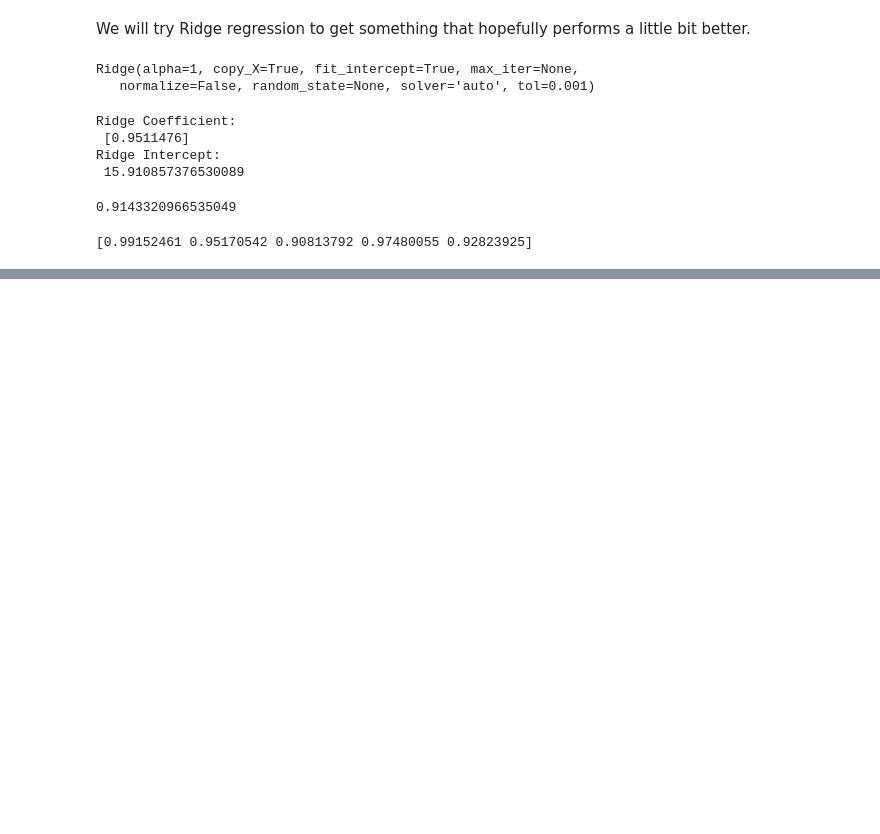
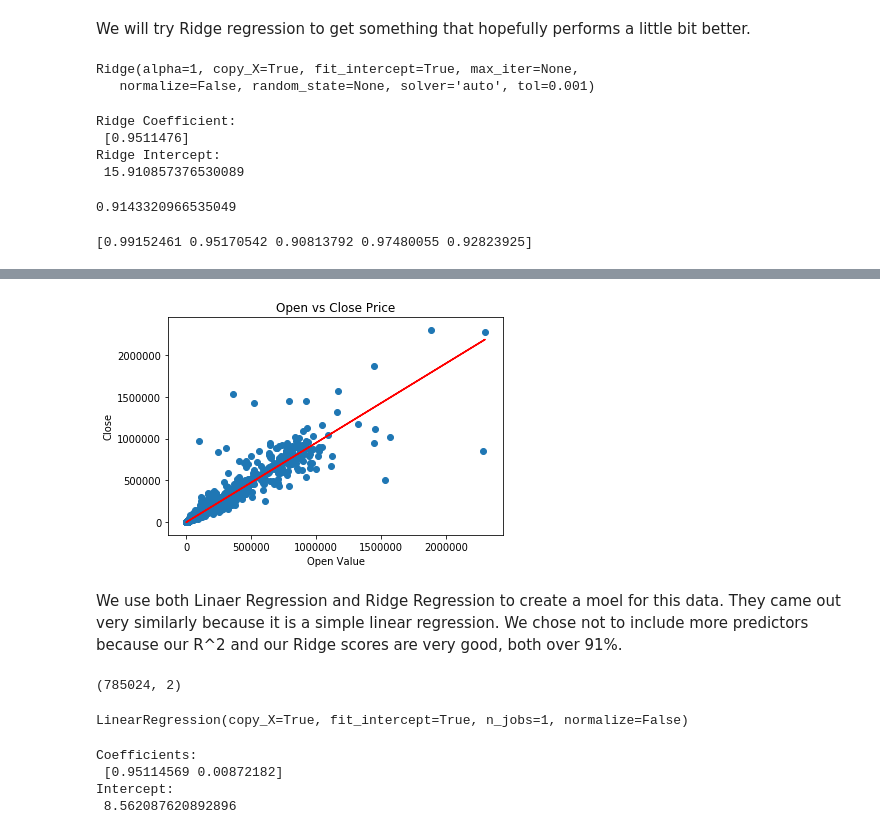
Before and after one commit to gooblink/kwargs131, a Jupyter notebook: 131 Project.ipynb, the cells around one changed output, grey strips where cells are left out. Drawn from its saved outputs; the diff is of its cells as text; code cells hidden in the pictures; blank space fills up the shorter version.

```diff
--- a/131 Project.ipynb
+++ b/131 Project.ipynb
@@ -507,0 +478,12 @@ NameError: name 'residuals' is not defined
+# %%
+plt.plot(X, ridgemodel.predict(X),color='r')
+plt.scatter(cc['open'],cc['close'])
+plt.title("Open vs Close Price")
+plt.xlabel("Open Value") #Change x and y axis scale
+plt.ylabel("Close")
+plt.show()
+y_pred = ridgemodel.predict(X)
+# %% [output]
+[figure, added]
+# %% [markdown]
+We use both Linaer Regression and Ridge Regression to create a moel for this data. They came out very similarly because it is a simple linear regression.  We chose not to include more predictors because our R^2 and our Ridge scores are very good, both over 91%.
@@ -507,0 +493,19 @@ NameError: name 'residuals' is not defined
+# %%
+
+X2.shape
+X2 = X2.values.reshape([785024,2])
+print(X2.shape)
+# %% [output]
+(785024, 2)
+# %%
+regr2.fit(X2,y)
+# %% [output]
+LinearRegression(copy_X=True, fit_intercept=True, n_jobs=1, normalize=False)
+# %%
+print('Coefficients: \n', regr2.coef_)
+print('Intercept: \n', regr2.intercept_)
+# %% [output]
+Coefficients:
+ [0.95114569 0.00872182]
+Intercept:
+ 8.562087620892896
```
Also changed, not shown: parts of 12 cells of this notebook.
